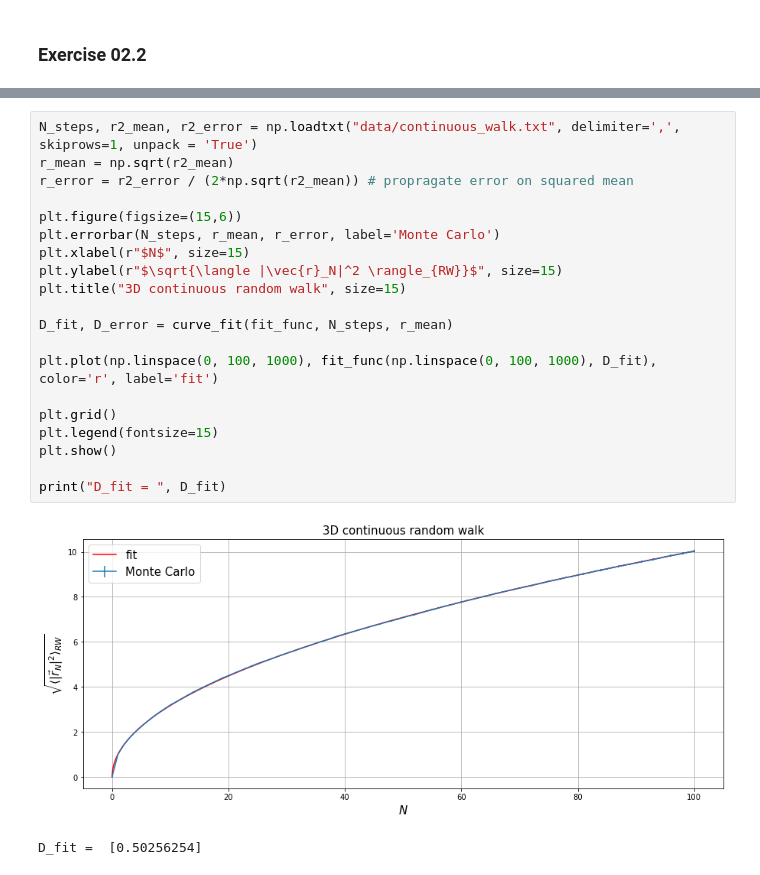
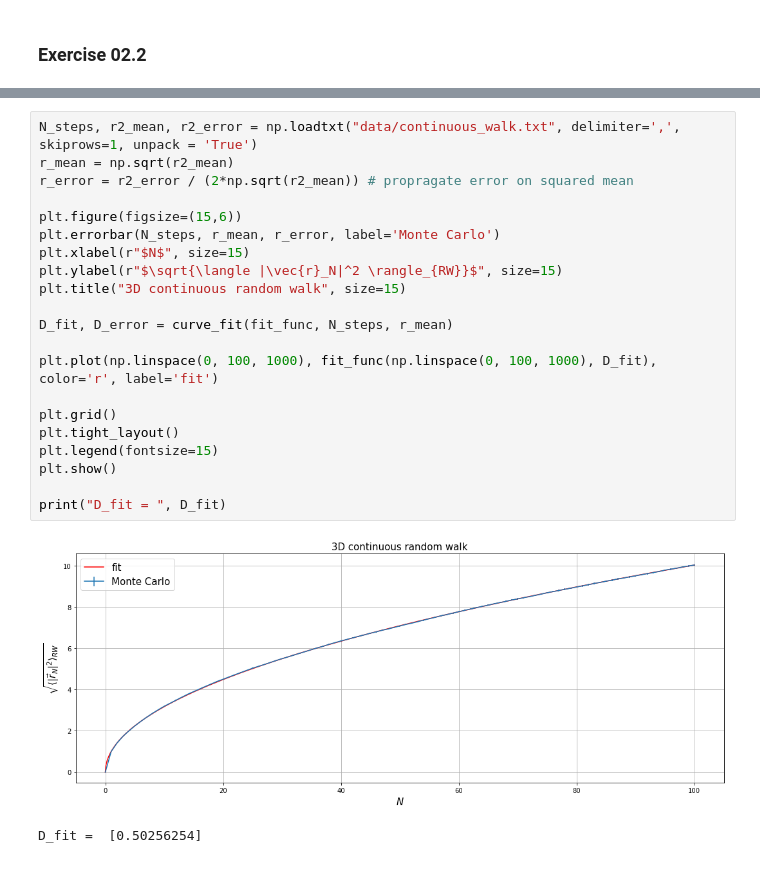
Before and after one commit to lukas-hermans/LSN_exercises, a Jupyter notebook: ex2/LSN_Exercises_02.ipynb, the cells around one changed output, grey strips where cells are left out. Cells and saved outputs as stored; diff of their text form.

```diff
--- a/ex2/LSN_Exercises_02.ipynb
+++ b/ex2/LSN_Exercises_02.ipynb
@@ -140,23 +158,24 @@ D_fit =  [0.50343037]
 # %%
 N_steps, r2_mean, r2_error = np.loadtxt("data/continuous_walk.txt", delimiter=',', skiprows=1, unpack = 'True')
 r_mean = np.sqrt(r2_mean)
 r_error = r2_error / (2*np.sqrt(r2_mean)) # propragate error on squared mean
 
 plt.figure(figsize=(15,6))
 plt.errorbar(N_steps, r_mean, r_error, label='Monte Carlo')
 plt.xlabel(r"$N$", size=15)
 plt.ylabel(r"$\sqrt{\langle |\vec{r}_N|^2 \rangle_{RW}}$", size=15)
 plt.title("3D continuous random walk", size=15)
 
 D_fit, D_error = curve_fit(fit_func, N_steps, r_mean)
 
 plt.plot(np.linspace(0, 100, 1000), fit_func(np.linspace(0, 100, 1000), D_fit), color='r', label='fit')
 
 plt.grid()
+plt.tight_layout()
 plt.legend(fontsize=15)
 plt.show()
 
 print("D_fit = ", D_fit)
 # %% [output]
-[figure, old version]
+[figure, new version]
 D_fit =  [0.50256254]
```
Also changed, not shown: parts of 7 cells of this notebook, 3 other files.
